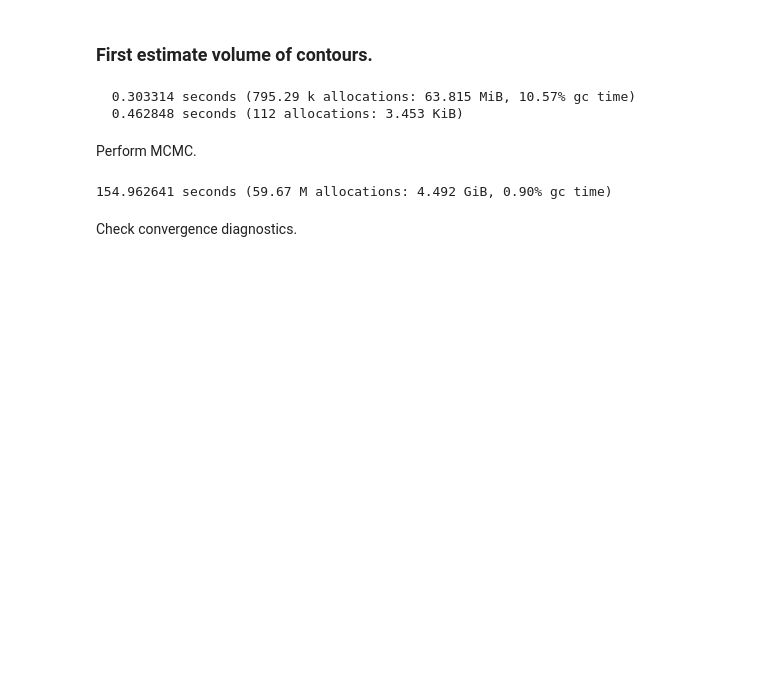
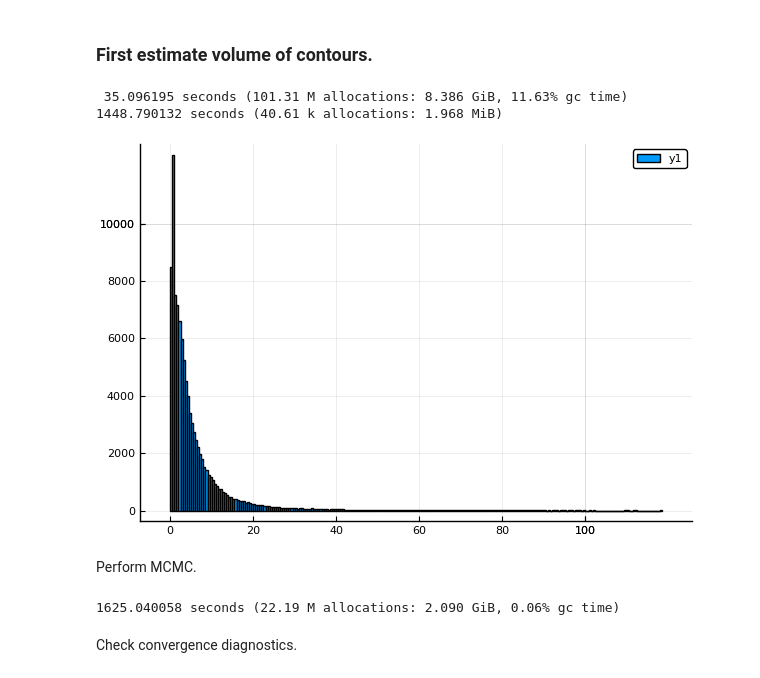
Before and after one commit to ben18785/inverse-sensitivity, a Jupyter notebook: src/s_tu_et_al_2019.ipynb, the cells around one changed output. Saved outputs shown, nothing was run; the diff lists cells and outputs as text; code cells hidden in the pictures; blank space fills up the shorter version.

```diff
--- a/src/s_tu_et_al_2019.ipynb
+++ b/src/s_tu_et_al_2019.ipynb
@@ -356,46 +363,50 @@ plot(sol)
 ### First estimate volume of contours.
 # %%
 # number of independent samples to take from bounds
-ncontourvolsteps = 1000
+ncontourvolsteps = 100000
 
 # bounds of parameters (uniform prior within bounds assumed)
-mBounds = [[40 60]; [0 1]; [5 15]; [0 0.2]; [0 4]; [5 15]; [0 2]];
+mBounds = [[40 60]; [4 6]; [0.5 15]; [0 0.5]; [2 4]; [2 20]; [0 0.2]];
 
-tspan = (0.0, 10.0)
+tspan = (0.0, 73.0)
 initial_states = [1.5; 0.0; 0.0];
-populations_observed = [1, 1]
-times_observed = [1, 5]
+populations_observed = [1, 3, 1, 3]
+times_observed = [12, 12, 72, 72]
 
 mOutputs = @time f_sample_solve_uniform(ncontourvolsteps, populations_observed, times_observed,
     tspan, f_solve, deriv_tu_2019, mBounds, initial_states);
 
 @time f_estimate_kdevine(mOutputs);
 # %% [output]
-  0.303314 seconds (795.29 k allocations: 63.815 MiB, 10.57% gc time)
-  0.462848 seconds (112 allocations: 3.453 KiB)
+ 35.096195 seconds (101.31 M allocations: 8.386 GiB, 11.63% gc time)
+1448.790132 seconds (40.61 k allocations: 1.968 MiB)
+# %%
+histogram(mOutputs[:, 4])
+# %% [output]
+[figure, added]
 # %% [markdown]
 Perform MCMC.
 # %%
-function f_michaelis_menten_bimodal(v_values)
-    dist_1 = MixtureModel(MvNormal[MvNormal([2.15, 1.6], [[0.0184 -0.013]; [-0.013 0.01]]),
-                          MvNormal([2.8, 1.0], [[0.02 -0.01]; [-0.01 0.02]])])
-    return logpdf(dist_1, v_values)
-end
+dist = MvNormal([5.5, 0.45, 2.0, 3.8],
+       [[1.1  0.1  0.0 0.0];
+        [0.1  0.30 0.0 0.0];
+        [0.0  0.0  1.9 0.7];
+        [0.0  0.0  0.7 1.9]])
 
 # number of chains (not run in parallel due to RCall)
 nchains = 4
 # number of MCMC steps (adapting after 100 * length(initial_parametesr))
 nsamples = 10000
 # MCMC initial (before adaptation) step sizes
-sigma = [1, 0.1, 0.1]
+sigma = [0.5, 0.05, 0.2, 0.01, 0.02, 0.05, 0.02]
 # initial parameters
-initial_parameters = [2.5; 0.5; 0.5]
+initial_parameters = [50; 5; 1; 0.1; 3.5; 14; 0.1]
 
-vResults = @time f_mcmc_uniform_multiple(nchains, nsamples, f_michaelis_menten_bimodal, dkdevine,
+vResults = @time f_mcmc_uniform_multiple(nchains, nsamples, x -> logpdf(dist, x), dkdevine,
                     sigma, populations_observed, times_observed, tspan,
-                    f_solve, deriv_michaelis_menten,
+                    f_solve, deriv_tu_2019,
                     mBounds, initial_parameters, initial_states);
 # %% [output]
-154.962641 seconds (59.67 M allocations: 4.492 GiB, 0.90% gc time)
+1625.040058 seconds (22.19 M allocations: 2.090 GiB, 0.06% gc time)
 # %% [markdown]
 Check convergence diagnostics.
```
Also changed, not shown: parts of 6 cells of this notebook, 4 other files.
